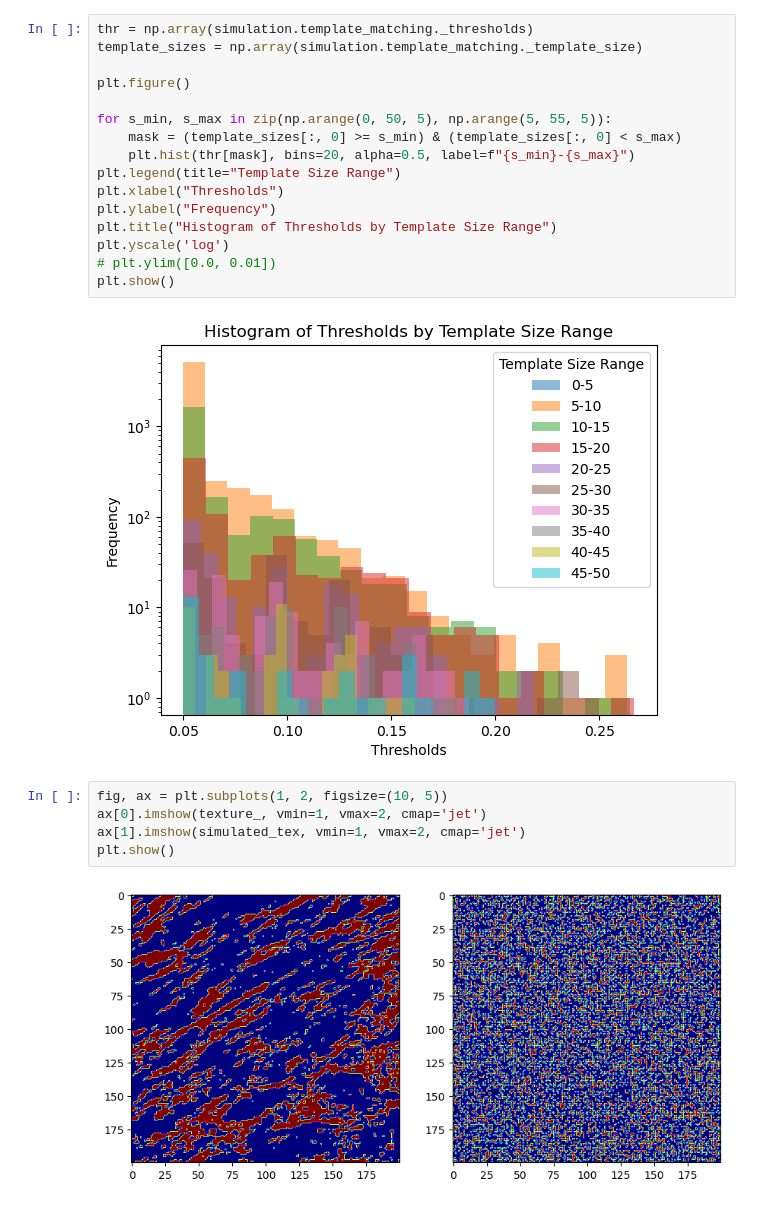
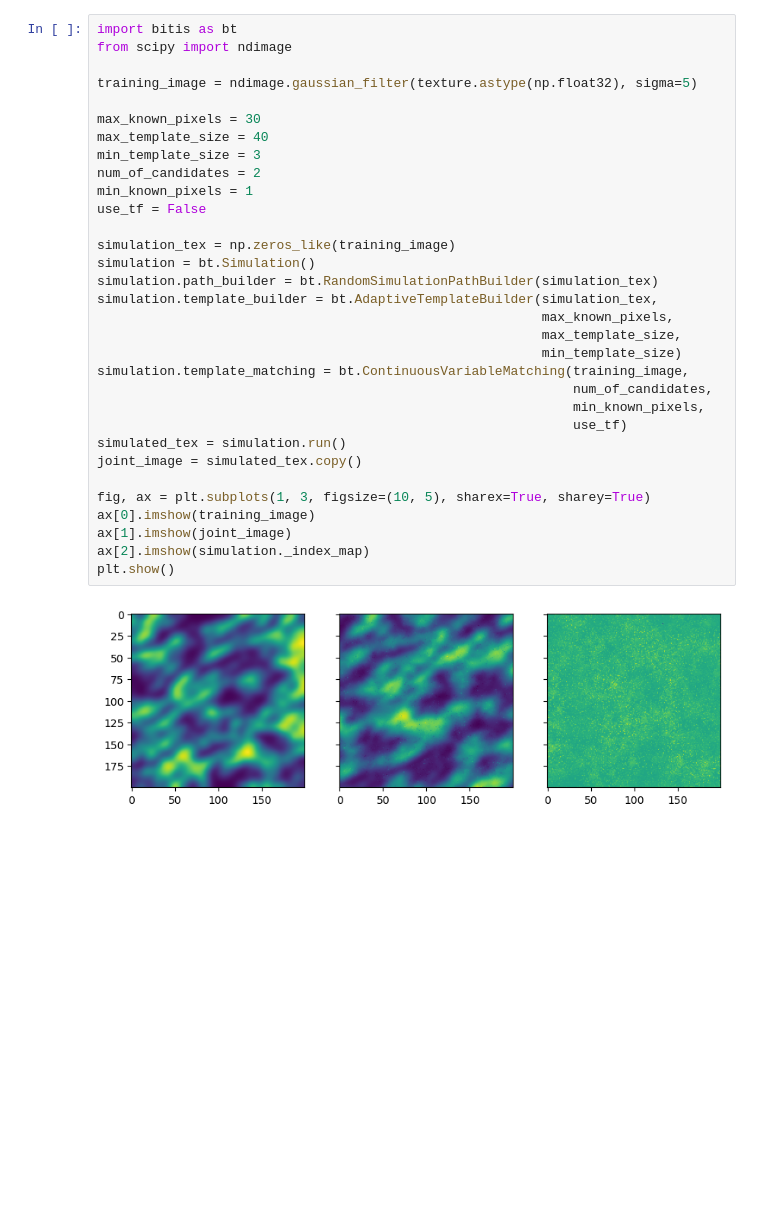
Before and after one commit to TiNezlobinsky/BiTis, a Jupyter notebook: examples/ds_tutorial.ipynb, the cells around one changed output. Cells and saved outputs as stored; diff of their text form; blank space fills up the shorter version.

```diff
--- a/examples/ds_tutorial.ipynb
+++ b/examples/ds_tutorial.ipynb
@@ -47,25 +40,34 @@ plt.show()
-# %%
-thr = np.array(simulation.template_matching._thresholds)
-template_sizes = np.array(simulation.template_matching._template_size)
-
-plt.figure()
-
-for s_min, s_max in zip(np.arange(0, 50, 5), np.arange(5, 55, 5)):
-    mask = (template_sizes[:, 0] >= s_min) & (template_sizes[:, 0] < s_max)
-    plt.hist(thr[mask], bins=20, alpha=0.5, label=f"{s_min}-{s_max}")
-plt.legend(title="Template Size Range")
-plt.xlabel("Thresholds")
-plt.ylabel("Frequency")
-plt.title("Histogram of Thresholds by Template Size Range")
-plt.yscale('log')
-# plt.ylim([0.0, 0.01])
-plt.show()
-# %% [output]
-[figure, removed]
-# %%
-fig, ax = plt.subplots(1, 2, figsize=(10, 5))
-ax[0].imshow(texture_, vmin=1, vmax=2, cmap='jet')
-ax[1].imshow(simulated_tex, vmin=1, vmax=2, cmap='jet')
-plt.show()
-# %% [output]
-[figure, removed]
+# %%
+import bitis as bt
+from scipy import ndimage
+
+training_image = ndimage.gaussian_filter(texture.astype(np.float32), sigma=5)
+
+max_known_pixels = 30
+max_template_size = 40
+min_template_size = 3
+num_of_candidates = 2
+min_known_pixels = 1
+use_tf = False
+
+simulation_tex = np.zeros_like(training_image)
+simulation = bt.Simulation()
+simulation.path_builder = bt.RandomSimulationPathBuilder(simulation_tex)
+simulation.template_builder = bt.AdaptiveTemplateBuilder(simulation_tex,
+                                                         max_known_pixels,
+                                                         max_template_size,
+                                                         min_template_size)
+simulation.template_matching = bt.ContinuousVariableMatching(training_image,
+                                                             num_of_candidates,
+                                                             min_known_pixels,
+                                                             use_tf)
+simulated_tex = simulation.run()
+joint_image = simulated_tex.copy()
+
+fig, ax = plt.subplots(1, 3, figsize=(10, 5), sharex=True, sharey=True)
+ax[0].imshow(training_image)
+ax[1].imshow(joint_image)
+ax[2].imshow(simulation._index_map)
+plt.show()
+# %% [output]
+[figure, added]
```
Also changed, not shown: parts of 2 cells of this notebook, 8 other files.
